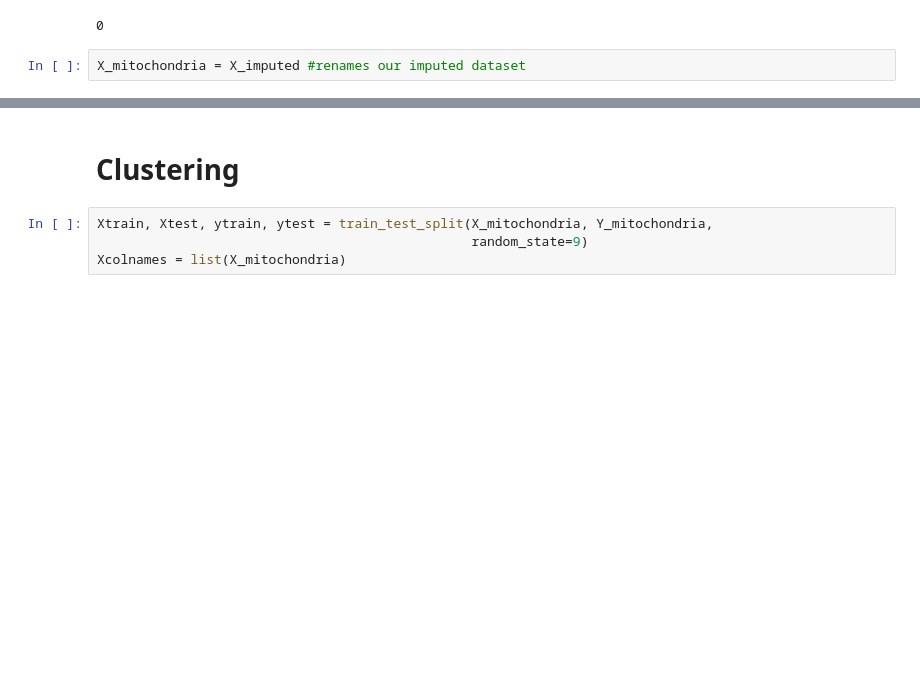
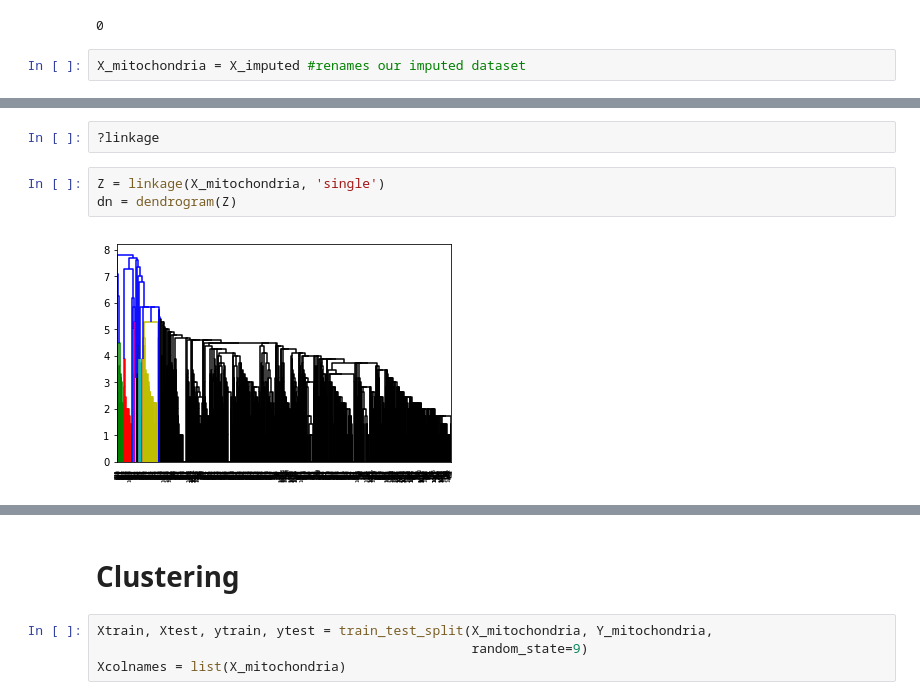
Before and after one commit to Gavin-Whitesitt/Project-2, a Jupyter notebook: Problem #2 Mitochondria .ipynb, the cells around one changed output, grey strips where cells are left out. Cells and saved outputs as stored; diff of their text form; blank space fills up the shorter version.

```diff
--- a/Problem #2 Mitochondria .ipynb
+++ b/Problem #2 Mitochondria .ipynb
@@ -166,0 +203,7 @@ X_mitochondria = X_imputed #renames our imputed dataset
+# %%
+?linkage
+# %%
+Z = linkage(X_mitochondria, 'single')
+dn = dendrogram(Z)
+# %% [output]
+[figure, added]
```
Also changed, not shown: parts of 30 cells of this notebook.
